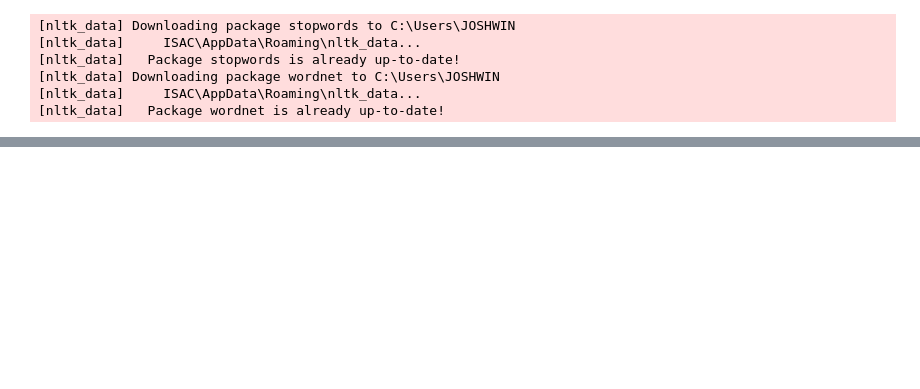
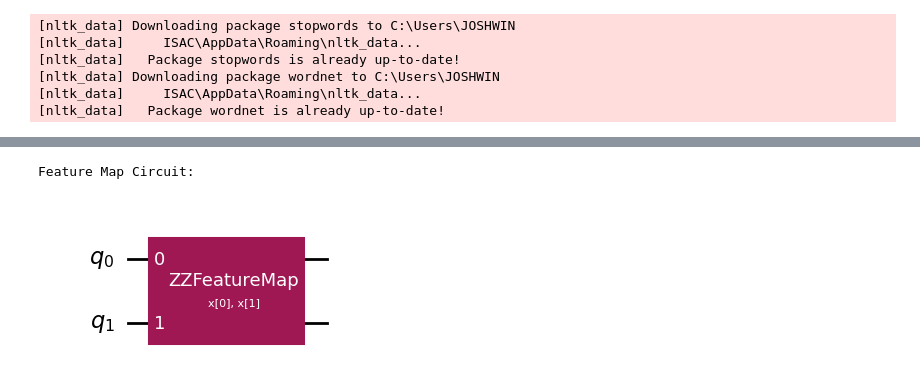
Before and after one commit to joshIsac/Quantum-Computing-project, a Jupyter notebook: Quantum_NLP/Quantum_natural_Languageprocessing.ipynb, the cells around one changed output, grey strips where cells are left out. Saved outputs shown, nothing was run; the diff lists cells and outputs as text; code cells hidden in the pictures; blank space fills up the shorter version.

```diff
--- a/Quantum_NLP/Quantum_natural_Languageprocessing.ipynb
+++ b/Quantum_NLP/Quantum_natural_Languageprocessing.ipynb
@@ -116,0 +166,2 @@ data.head(5)
+# %%
+tweet_data_samples=tweet_data.sample(500)
@@ -116,0 +181,8 @@ data.head(5)
+# %%
+# Filter out neutral sentiments (NaN values in 'sentiment_label')
+tweet_data_samples = tweet_data_samples.dropna(subset=['sentiment_label'])
+# Convert 'sentiment_label' to integers for training
+tweet_data_samples['sentiment_label'] = tweet_data_samples['sentiment_label'].astype(int)
+# Check the resulting dataset
+print(tweet_data_samples['sentiment_label'].value_counts())
+print(tweet_data_samples.shape)
@@ -117,12 +204,12 @@ data.head(5)
 # %%
 vectorizer=TfidfVectorizer(max_features=4)
-features = vectorizer.fit_transform(data['Cleaned_reviews']).toarray()
-y=data['sentiment']
+features = vectorizer.fit_transform(tweet_data_samples['Cleaned_reviews']).toarray()
+
 
 # Normalize features for quantum compatibility
 features = np.array([f / np.linalg.norm(f) if np.linalg.norm(f) > 0 else f for f in features])
 print(features)
 
 # Get the labels
-labels = data['sentiment'].values
+labels = tweet_data_samples['sentiment_label'].values
 # %% [output]
@@ -151,7 +279,6 @@ X_train, X_test, y_train, y_test = train_test_split(features, labels, test_size=
 # %%
 # Define the quantum feature map using a predefined library circuit
-num_features = features.shape[1]  # Number of features in your data
-feature_map = ZZFeatureMap(feature_dimension=num_features, reps=2)
+feature_map = ZZFeatureMap(feature_dimension=X_train.shape[1], reps=2)
 # %%
 from sklearn.metrics import accuracy_score
 
@@ -258,0 +306,7 @@ Accuracy (Classical Model): 0.5525
+# %%
+# Plot the feature map circuit
+print("Feature Map Circuit:")
+feature_map.draw(output='mpl')  # For a matplotlib plot (requires matplotlib)
+# %% [output]
+Feature Map Circuit:
+[figure, added]
```
Also changed, not shown: parts of 29 cells of this notebook, 3 other files.
